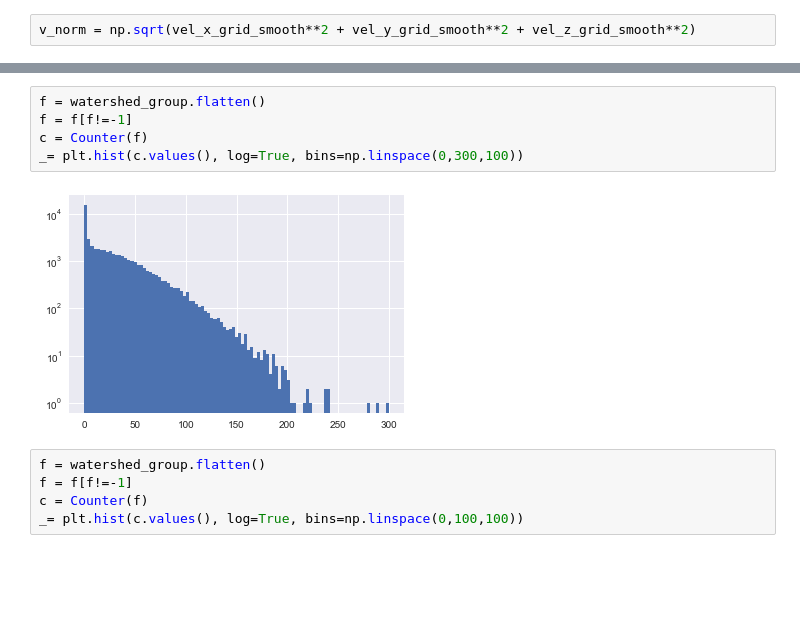
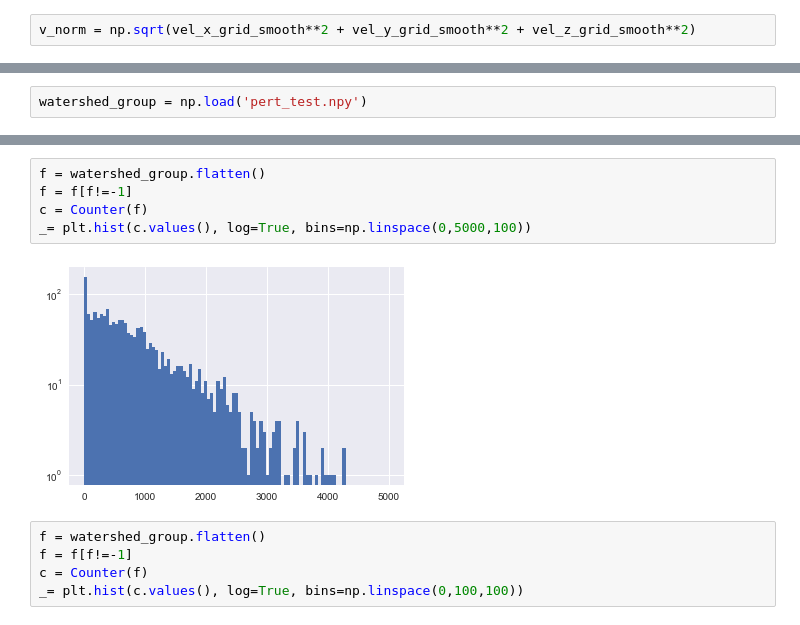
Before and after one commit to forero/abacus, a Jupyter notebook: nb/velocity_fields.ipynb, the cells around one changed output, grey strips where cells are left out. Drawn from its saved outputs; the diff is of its cells as text; blank space fills up the shorter version.

```diff
--- a/nb/velocity_fields.ipynb
+++ b/nb/velocity_fields.ipynb
@@ -193,0 +219,2 @@ KeyboardInterrupt:
+# %%
+watershed_group = np.load('pert_test.npy')
@@ -194,10 +227,10 @@ KeyboardInterrupt:
 # %%
 f = watershed_group.flatten()
 f = f[f!=-1]
 c = Counter(f)
-_= plt.hist(c.values(), log=True, bins=np.linspace(0,300,100))
+_= plt.hist(c.values(), log=True, bins=np.linspace(0,5000,100))
 # %% [output]
-[figure, old version]
+[figure, new version]
 # %%
 f = watershed_group.flatten()
 f = f[f!=-1]
```
Also changed, not shown: parts of 11 cells of this notebook.
